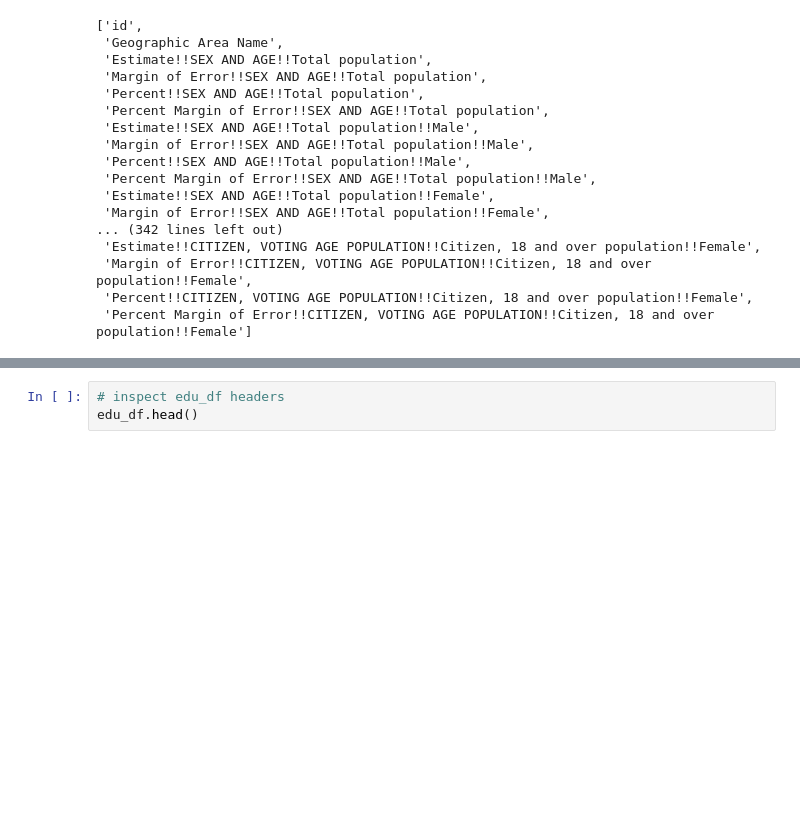
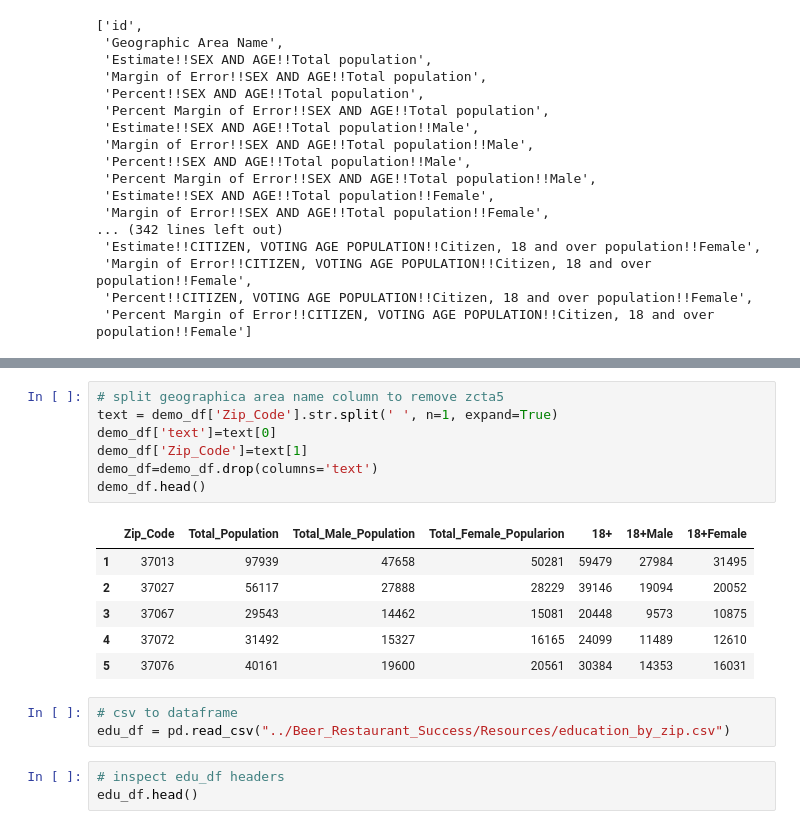
Before and after one commit to HannaKim4673/Beer_Restaurant_Success, a Jupyter notebook: Demographics_data.ipynb, the cells around one changed output, grey strips where cells are left out. Cells and saved outputs as stored; diff of their text form; blank space fills up the shorter version.

```diff
--- a/Demographics_data.ipynb
+++ b/Demographics_data.ipynb
@@ -55,3 +84,20 @@ list(demo_df.columns.values)
+# %%
+# split geographica area name column to remove zcta5
+text = demo_df['Zip_Code'].str.split(' ', n=1, expand=True)
+demo_df['text']=text[0]
+demo_df['Zip_Code']=text[1]
+demo_df=demo_df.drop(columns='text')
+demo_df.head()
+# %% [output]
+|  | Zip_Code | Total_Population | Total_Male_Population | Total_Female_Popularion | 18+ | 18+Male | 18+Female |
+| 1 | 37013 | 97939 | 47658 | 50281 | 59479 | 27984 | 31495 |
+| 2 | 37027 | 56117 | 27888 | 28229 | 39146 | 19094 | 20052 |
+| 3 | 37067 | 29543 | 14462 | 15081 | 20448 | 9573 | 10875 |
+| 4 | 37072 | 31492 | 15327 | 16165 | 24099 | 11489 | 12610 |
+| 5 | 37076 | 40161 | 19600 | 20561 | 30384 | 14353 | 16031 |
+# %%
+# csv to dataframe
+edu_df = pd.read_csv("../Beer_Restaurant_Success/Resources/education_by_zip.csv")
 # %%
 # inspect edu_df headers
 edu_df.head()
```
Also changed, not shown: parts of 12 cells of this notebook.
